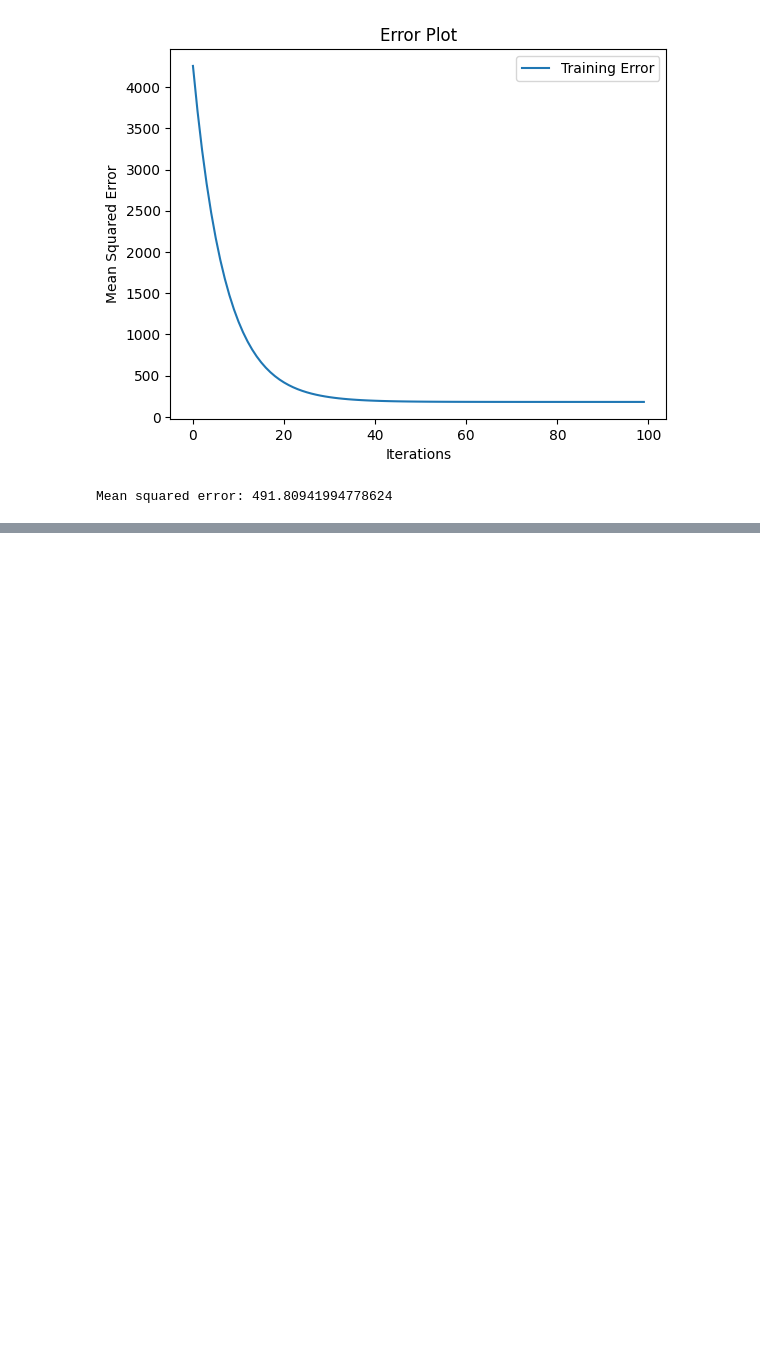
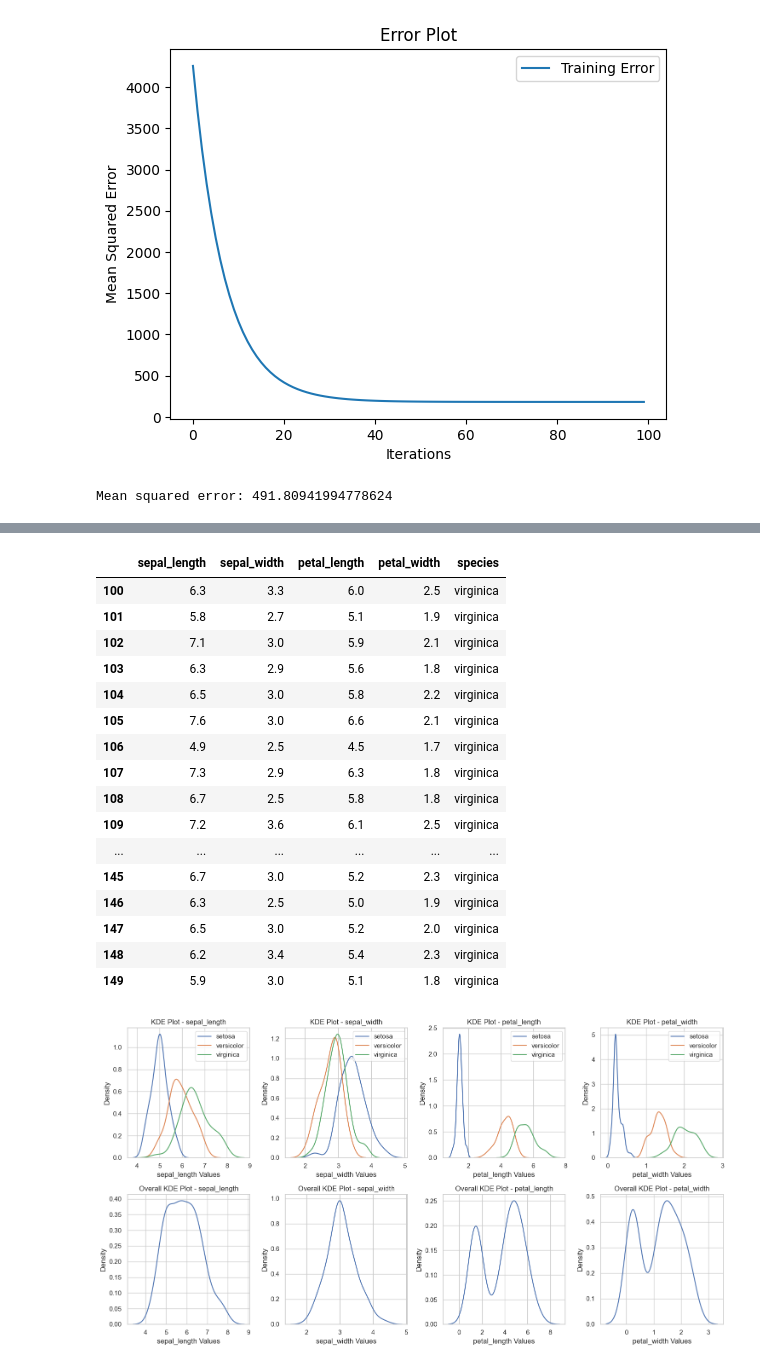
Before and after one commit to Versus-91/aitoolkit, a Jupyter notebook: test.ipynb, the cells around one changed output, grey strips where cells are left out. Saved outputs shown, nothing was run; the diff lists cells and outputs as text; code cells hidden in the pictures; blank space fills up the shorter version.

Commit message:
adding kde class subsets

```diff
--- a/test.ipynb
+++ b/test.ipynb
@@ -166,3 +1,20 @@ class RidgeRegression(Regression):
+# %%
+import seaborn as sns
+import matplotlib.pyplot as plt
+from sklearn.datasets import load_iris
+
+# Load Iris dataset
+iris = load_iris()
+data = sns.load_dataset('iris')
+
+# Set style
+sns.set(style="white", palette="muted")
+
+# Create a pair plot with KDE
+sns.pairplot(data, hue="species", height=2.5, diag_kind="kde")
+
+# Show the plot
+plt.show()
 # %%
 import numpy as np
 import pandas as pd
@@ -212,0 +48,43 @@ print(result)
+# %%
+import seaborn as sns
+import matplotlib.pyplot as plt
+from sklearn.datasets import load_iris
+
+# Load Iris dataset
+iris = load_iris()
+data = sns.load_dataset('iris')
+
+# Set style
+sns.set(style="whitegrid")
+
+# Create separate KDE plots for each feature with and without subgrouping by species
+features = data.columns[:-1]  # Exclude the 'species' column
+num_features = len(features)
+
+fig, axes = plt.subplots(nrows=2, ncols=num_features, figsize=(15, 8))
+
+# First row: KDE plots for each feature grouped by species
+for i, feature in enumerate(features):
+    for species in data['species'].unique():
+        subset = data[data['species'] == species]
+        display(subset)
+        sns.kdeplot(subset[feature], ax=axes[0, i], label=species)
+
+    axes[0, i].set_title(f'KDE Plot - {feature}')
+    axes[0, i].set_xlabel(f'{feature} Values')
+    axes[0, i].set_ylabel('Density')
+    axes[0, i].legend()
+
+# Second row: Overall KDE plots for each feature without subgrouping by species
+for i, feature in enumerate(features):
+    sns.kdeplot(data[feature], ax=axes[1, i])
+    axes[1, i].set_title(f'Overall KDE Plot - {feature}')
+    axes[1, i].set_xlabel(f'{feature} Values')
+    axes[1, i].set_ylabel('Density')
+
+# Adjust layout
+plt.tight_layout()
+
+# Show the plot
+plt.show()
+# %% [output]
@@ -212,0 +278,18 @@ print(result)
+|  | sepal_length | sepal_width | petal_length | petal_width | species |
+| 100 | 6.3 | 3.3 | 6.0 | 2.5 | virginica |
+| 101 | 5.8 | 2.7 | 5.1 | 1.9 | virginica |
+| 102 | 7.1 | 3.0 | 5.9 | 2.1 | virginica |
+| 103 | 6.3 | 2.9 | 5.6 | 1.8 | virginica |
+| 104 | 6.5 | 3.0 | 5.8 | 2.2 | virginica |
+| 105 | 7.6 | 3.0 | 6.6 | 2.1 | virginica |
+| 106 | 4.9 | 2.5 | 4.5 | 1.7 | virginica |
+| 107 | 7.3 | 2.9 | 6.3 | 1.8 | virginica |
+| 108 | 6.7 | 2.5 | 5.8 | 1.8 | virginica |
+| 109 | 7.2 | 3.6 | 6.1 | 2.5 | virginica |
+| ... | ... | ... | ... | ... | ... |
+| 145 | 6.7 | 3.0 | 5.2 | 2.3 | virginica |
+| 146 | 6.3 | 2.5 | 5.0 | 1.9 | virginica |
+| 147 | 6.5 | 3.0 | 5.2 | 2.0 | virginica |
+| 148 | 6.2 | 3.4 | 5.4 | 2.3 | virginica |
+| 149 | 5.9 | 3.0 | 5.1 | 1.8 | virginica |
+[figure, added]
```
Also changed, not shown: parts of 3 cells of this notebook, 2 other files.
